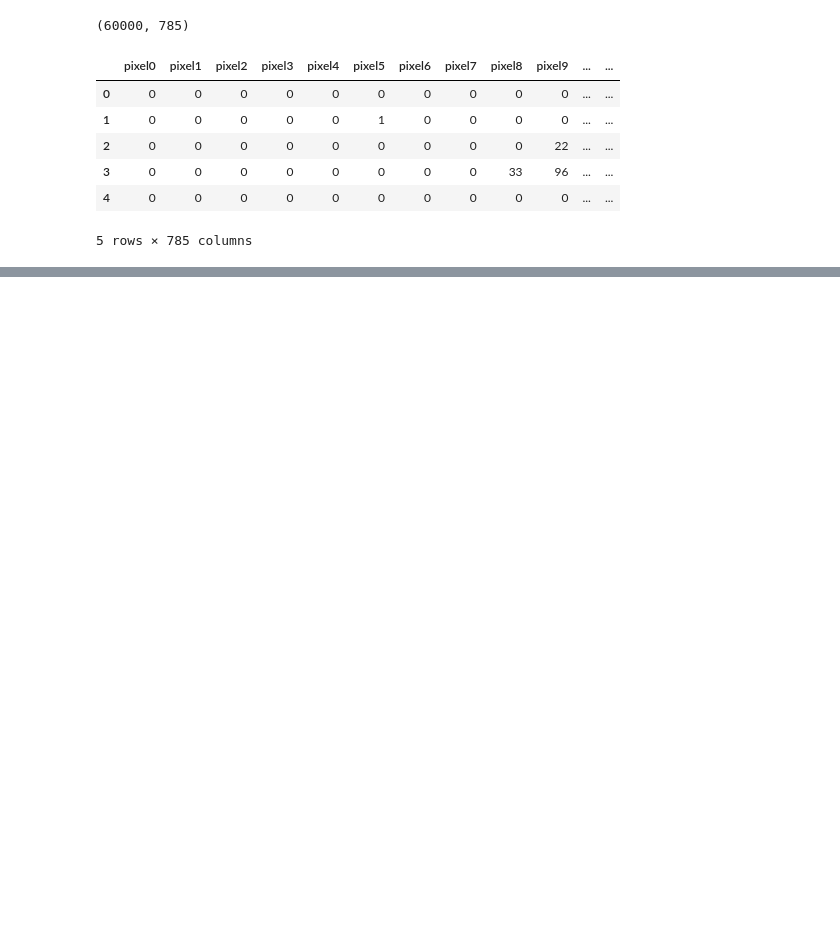
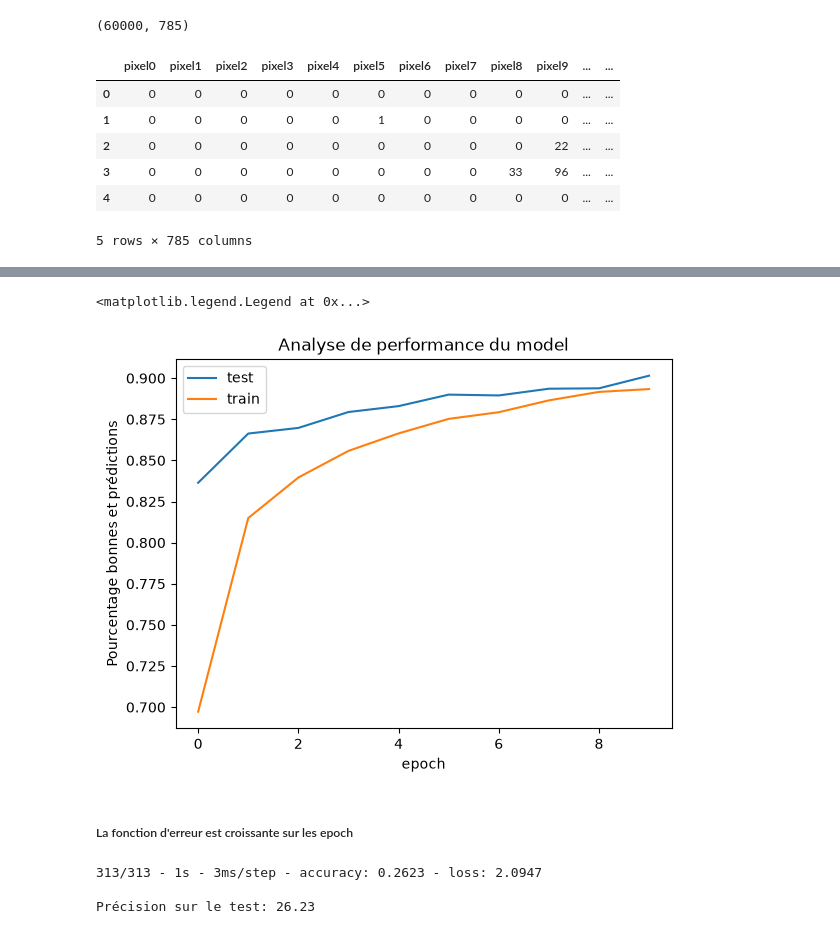
Before and after one commit to Tesfabirhan-WR/deep-learning, a Jupyter notebook: fashion-mnist.ipynb, the cells around one changed output, grey strips where cells are left out. Drawn from its saved outputs; the diff is of its cells as text; code cells hidden in the pictures; blank space fills up the shorter version.

Commit message:
fashion-mnist notebook completed

```diff
--- a/fashion-mnist.ipynb
+++ b/fashion-mnist.ipynb
@@ -57,0 +127,12 @@ On garde **25 % des textes de côté**. Le réseau ne les verra **jamais** penda
+# %%
+from tensorflow import keras
+from tensorflow.keras import layers
+
+models = keras.models
+(x_train, y_train), (x_test, y_test) = tf.keras.datasets.fashion_mnist.load_data()
+
+# scale pixels to 0-1 and add the channel dimension: (60000, 28, 28) -> (60000, 28, 28, 1)
+x_test = np.asarray(x_test, dtype=np.float32)
+if x_test.max() > 1.0:          # not normalized yet
+    x_test = x_test / 255.0
+x_test = x_test.reshape(-1, 28, 28, 1)
@@ -78,0 +216,17 @@ Textes pour vérifier  : 15000
+# %%
+# Parametètres: optimizer='adam', loss='categorical_crossentropy', metrics=['accuracy'])
+model.compile(
+    optimizer="adam",
+    loss="sparse_categorical_crossentropy",
+    metrics=["accuracy"]
+)
+
+history = model.fit(
+    x_train, y_train,
+    epochs=10,
+    batch_size=64,
+    validation_split=0.2
+)
+
+test_loss, test_acc = model.evaluate(x_test, y_test)
+print("Test accuracy:", test_acc)
@@ -78,0 +251,20 @@ Textes pour vérifier  : 15000
+# %%
+# Analyse de performance du model en graph
+plt.plot(history.history["val_accuracy"])
+plt.plot(history.history["accuracy"])
+plt.title("Analyse de performance du model")
+plt.xlabel("epoch")
+plt.ylabel("Pourcentage bonnes et prédictions")
+plt.legend(["test", "train"])
+# %% [output]
+<matplotlib.legend.Legend at 0x...>
+[figure, added]
+# %% [markdown]
+##### La fonction d'erreur est croissante sur les epoch
+# %%
+loss, acc=model.evaluate(x_test, y_test, verbose=2)
+print(f"\nPrécision sur le test: {acc*100:.2f}")
+# %% [output]
+313/313 - 1s - 3ms/step - accuracy: 0.2623 - loss: 2.0947
+
+Précision sur le test: 26.23
```
Also changed, not shown: parts of 29 cells of this notebook, 1 other file.
